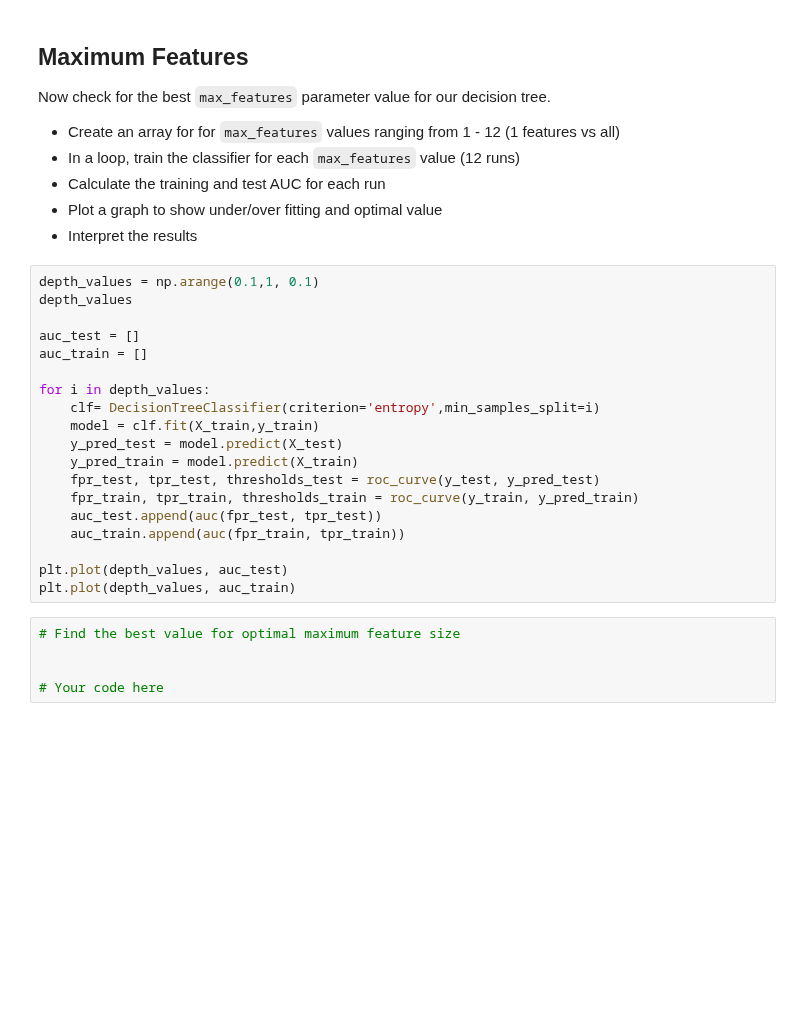
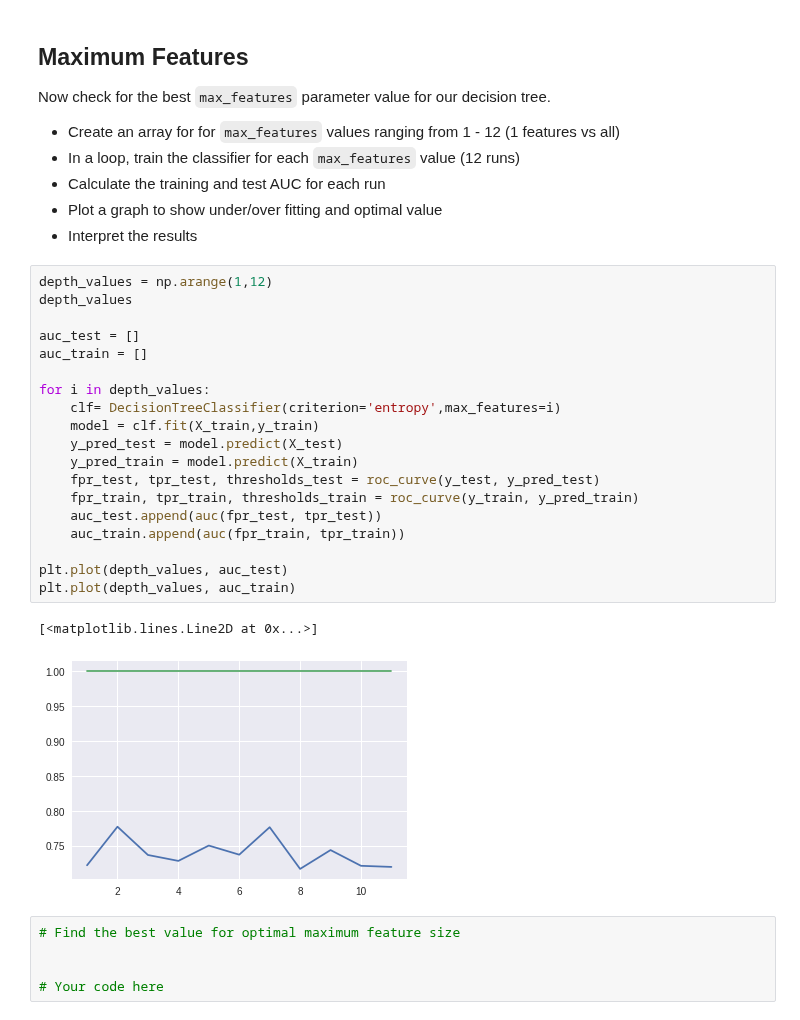
Before and after one commit to Gittekken/dsc-3-31-08-decision-tree-pruning-hyperparameter-optimization-lab-nyc-ds-career-012819, a Jupyter notebook: index.ipynb, the cells around one changed output. Cells and saved outputs as stored; diff of their text form; blank space fills up the shorter version.

```diff
--- a/index.ipynb
+++ b/index.ipynb
@@ -238,24 +238,27 @@ Now check for the best `max_features` parameter value for our decision tree.
 - Plot a graph to show under/over fitting and optimal value
 - Interpret the results
 # %%
-depth_values = np.arange(0.1,1, 0.1)
+depth_values = np.arange(1,12)
 depth_values
 
 auc_test = []
 auc_train = []
 
 for i in depth_values:
-    clf= DecisionTreeClassifier(criterion='entropy',min_samples_split=i)
+    clf= DecisionTreeClassifier(criterion='entropy',max_features=i)
     model = clf.fit(X_train,y_train)
     y_pred_test = model.predict(X_test)
     y_pred_train = model.predict(X_train)
     fpr_test, tpr_test, thresholds_test = roc_curve(y_test, y_pred_test)
     fpr_train, tpr_train, thresholds_train = roc_curve(y_train, y_pred_train)
     auc_test.append(auc(fpr_test, tpr_test))
     auc_train.append(auc(fpr_train, tpr_train))
 
 plt.plot(depth_values, auc_test)
 plt.plot(depth_values, auc_train)
+# %% [output]
+[<matplotlib.lines.Line2D at 0x...>]
+[figure, added]
 # %%
 # Find the best value for optimal maximum feature size
 
```
